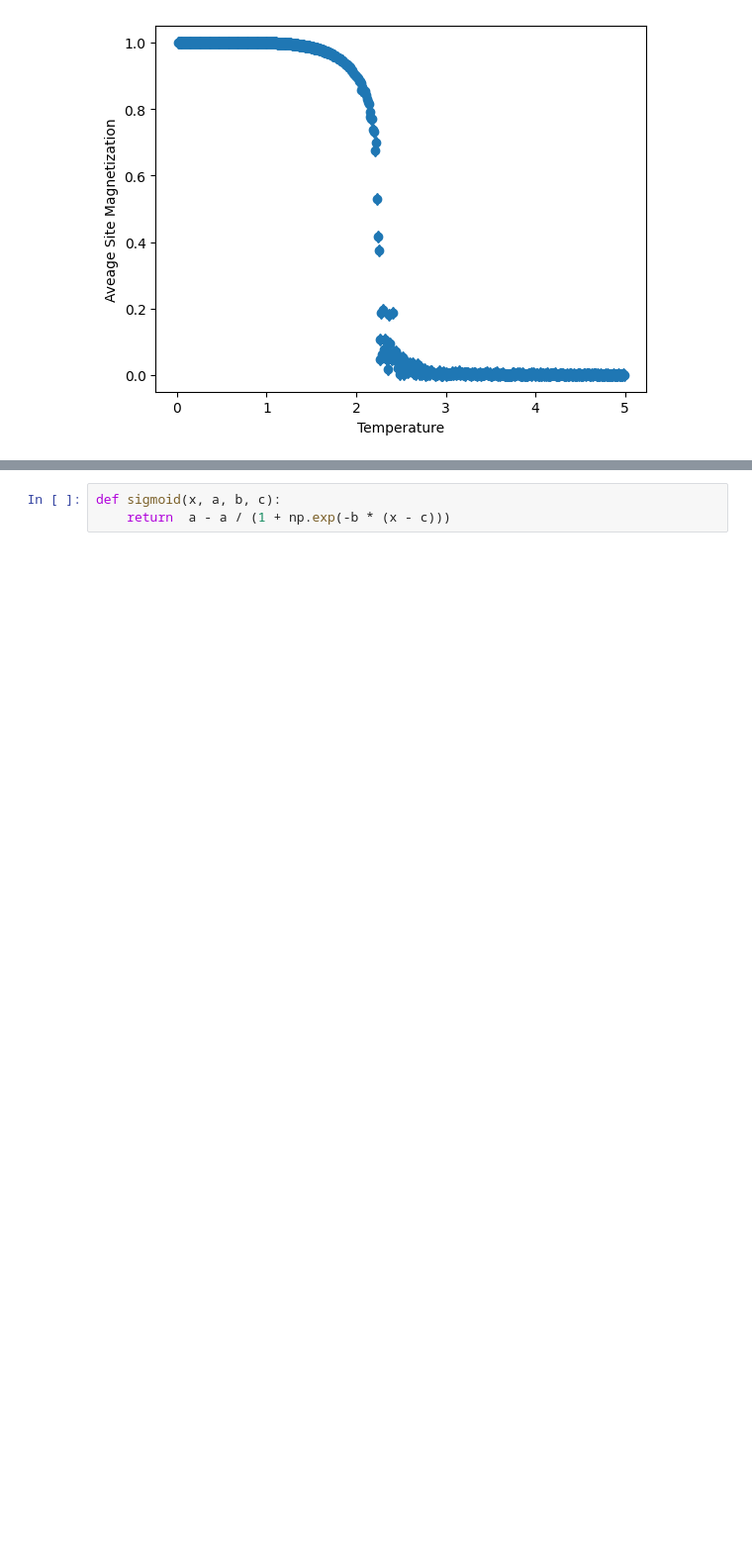
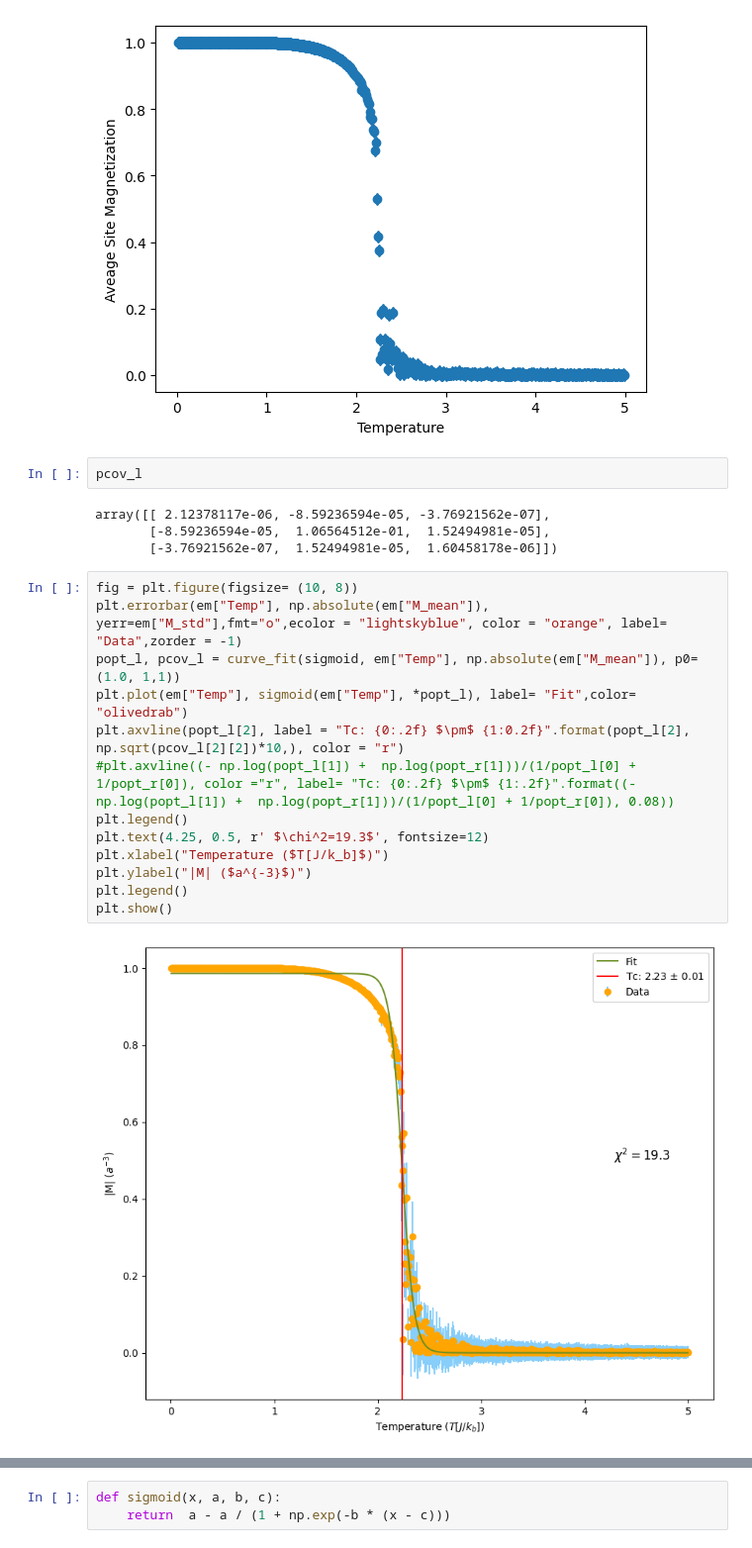
Before and after one commit to pdparakh108/ising, a Jupyter notebook: Tc_calc.ipynb, the cells around one changed output, grey strips where cells are left out. Shown at 99% size. Drawn from its saved outputs; the diff is of its cells as text; blank space fills up the shorter version.

```diff
--- a/Tc_calc.ipynb
+++ b/Tc_calc.ipynb
@@ -210,3 +216,24 @@ plt.ylabel('Aveage Site Magnetization')
 # %% [output]
 Text(0, 0.5, 'Aveage Site Magnetization')
 [figure]
+# %%
+pcov_l
+# %% [output]
+array([[ 2.12378117e-06, -8.59236594e-05, -3.76921562e-07],
+       [-8.59236594e-05,  1.06564512e-01,  1.52494981e-05],
+       [-3.76921562e-07,  1.52494981e-05,  1.60458178e-06]])
+# %%
+fig = plt.figure(figsize= (10, 8))
+plt.errorbar(em["Temp"], np.absolute(em["M_mean"]), yerr=em["M_std"],fmt="o",ecolor = "lightskyblue", color = "orange", label= "Data",zorder = -1)
+popt_l, pcov_l = curve_fit(sigmoid, em["Temp"], np.absolute(em["M_mean"]), p0=(1.0, 1,1))
+plt.plot(em["Temp"], sigmoid(em["Temp"], *popt_l), label= "Fit",color= "olivedrab")
+plt.axvline(popt_l[2], label = "Tc: {0:.2f} $\pm$ {1:0.2f}".format(popt_l[2], np.sqrt(pcov_l[2][2])*10,), color = "r")
+#plt.axvline((- np.log(popt_l[1]) +  np.log(popt_r[1]))/(1/popt_l[0] + 1/popt_r[0]), color ="r", label= "Tc: {0:.2f} $\pm$ {1:.2f}".format((- np.log(popt_l[1]) +  np.log(popt_r[1]))/(1/popt_l[0] + 1/popt_r[0]), 0.08))
+plt.legend()
+plt.text(4.25, 0.5, r' $\chi^2=19.3$', fontsize=12)
+plt.xlabel("Temperature ($T[J/k_b]$)")
+plt.ylabel("|M| ($a^{-3}$)")
+plt.legend()
+plt.show()
+# %% [output]
+[figure, added]
```
Also changed, not shown: parts of 47 cells of this notebook, 1 other file.
